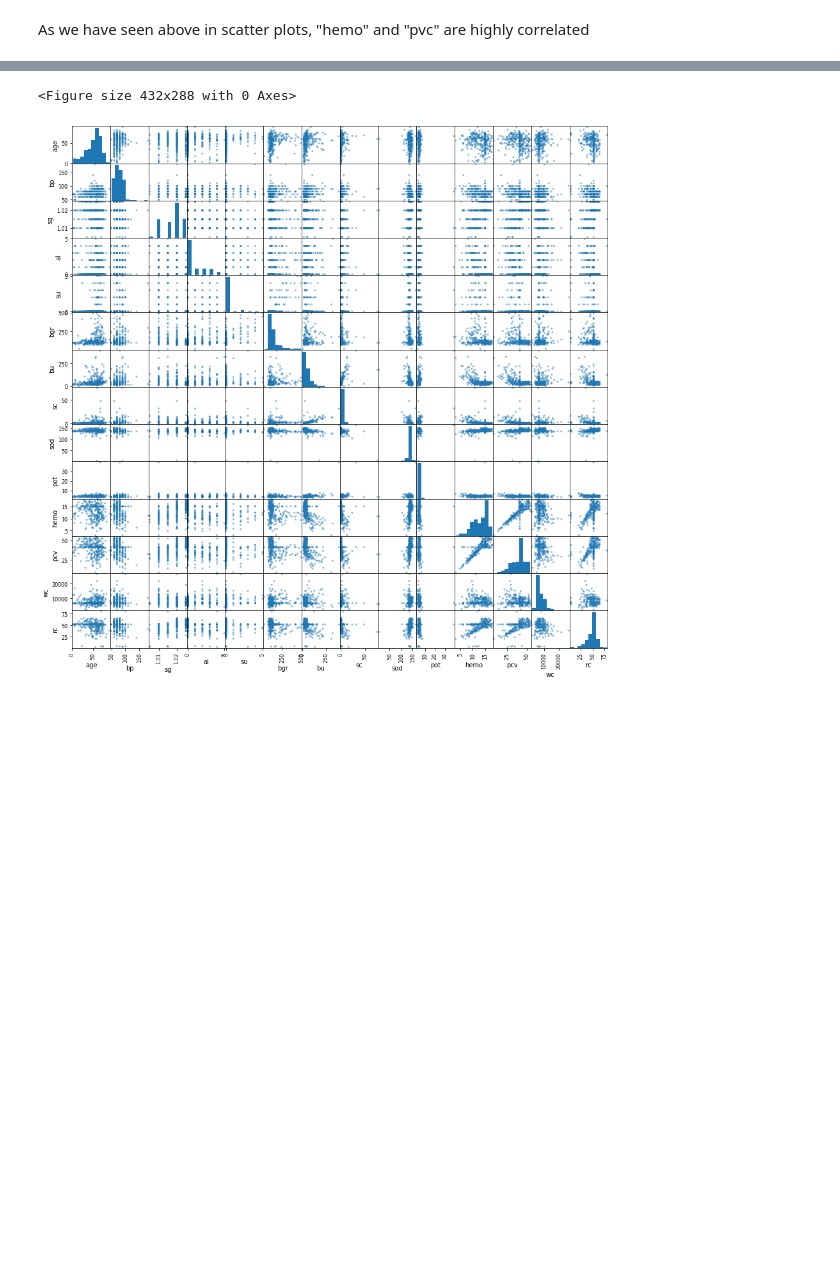
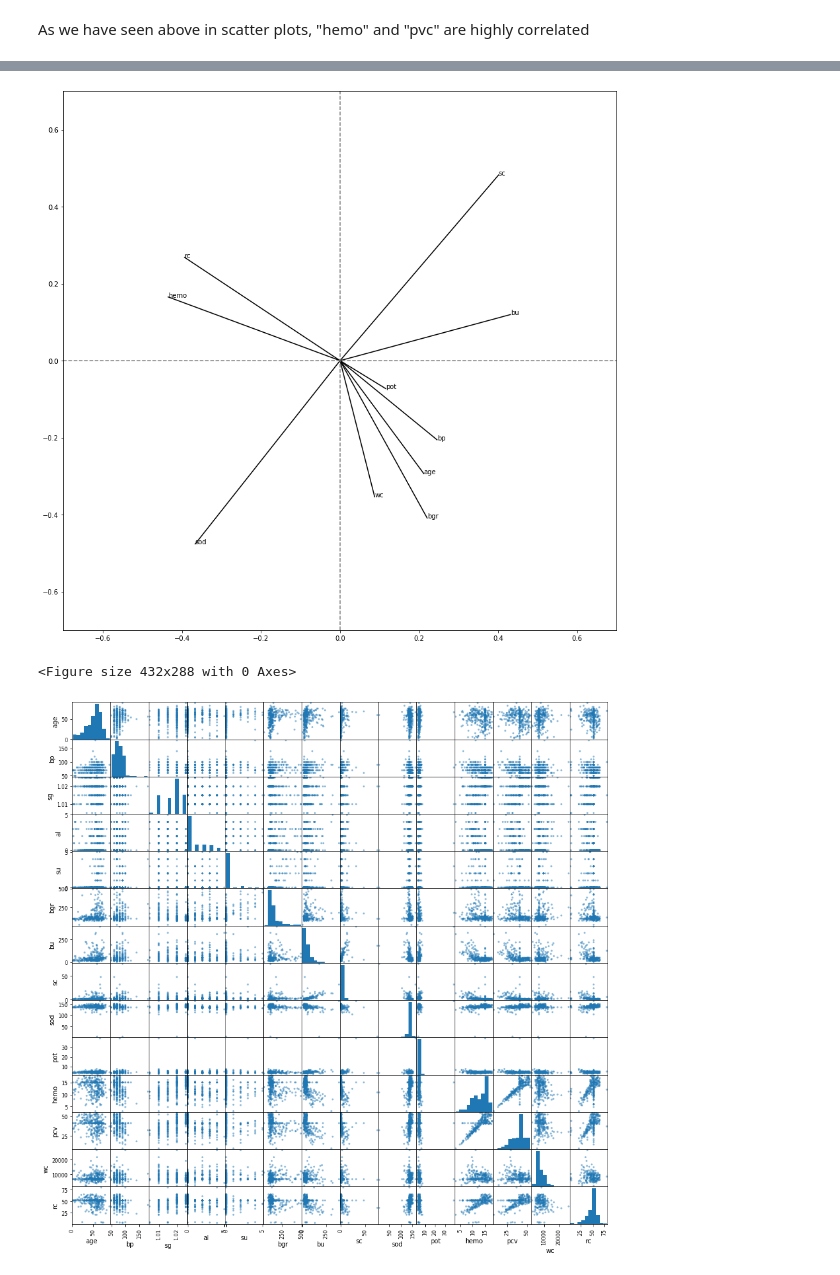
Before and after one commit to MarwaAK/binaryClassification, a Jupyter notebook: Projet_ML.ipynb, the cells around one changed output, grey strips where cells are left out. Cells and saved outputs as stored; diff of their text form; code cells hidden in the pictures; blank space fills up the shorter version.

```diff
--- a/Projet_ML.ipynb
+++ b/Projet_ML.ipynb
@@ -207,3 +336,17 @@ plt.show()
+# %%
+components = pca.components_
+plt.figure(figsize=(15,15))
+for i, (x, y) in enumerate(zip(components[0,:], components[1,:])):
+    plt.plot([0, x], [0, y], color='k')
+    plt.text(x, y, numerical_features[i])
+
+plt.plot([-0.7, 0.7], [0, 0], color='grey', ls='--')
+plt.plot([0, 0], [-0.7, 0.7], color='grey', ls='--')
+
+plt.xlim(-0.7, 0.7)
+plt.ylim(-0.7, 0.7);
+# %% [output]
+[figure, added]
 # %%
 def removeNonAlphanumeric(df) :
     for c in df.columns :
```
Also changed, not shown: parts of 24 cells of this notebook.
